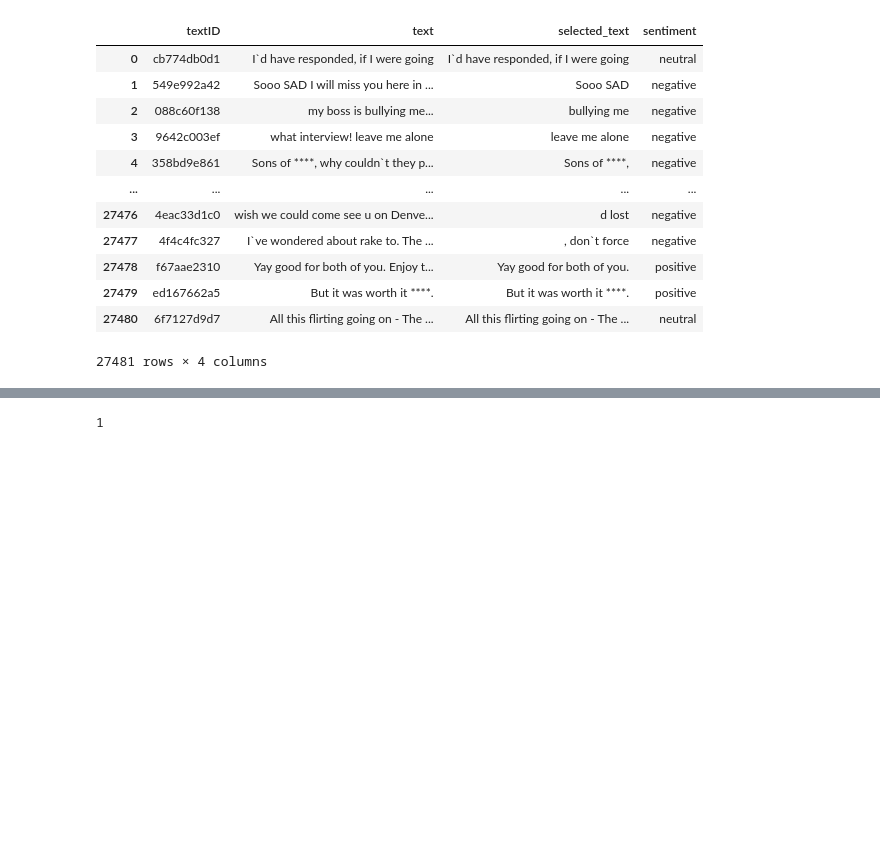
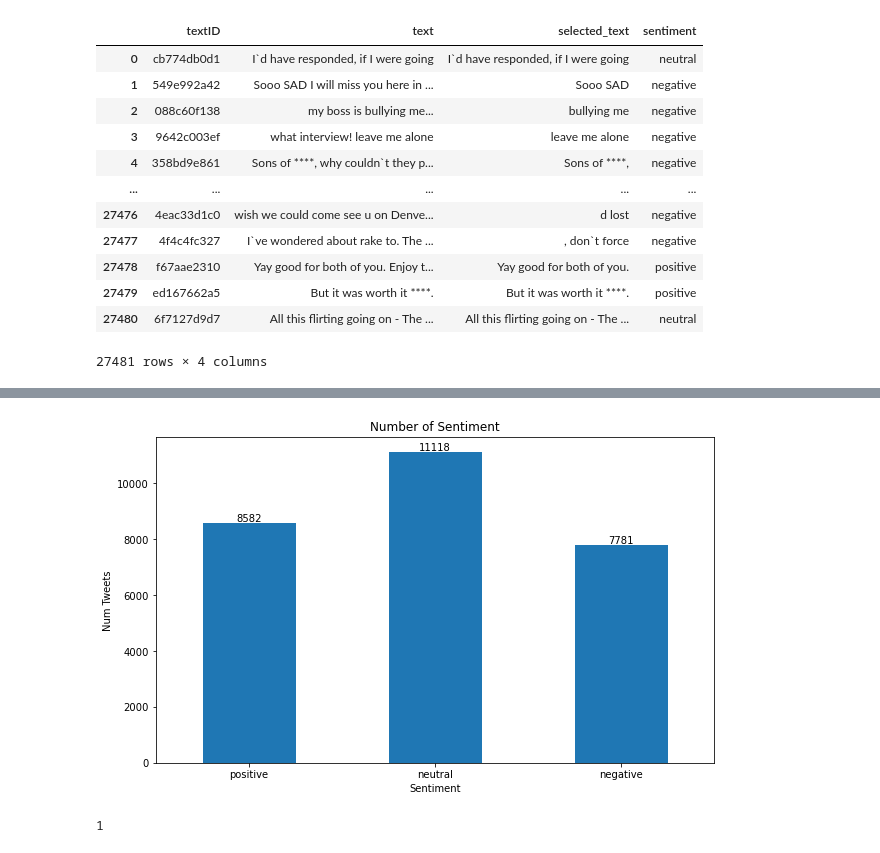
Before and after one commit to zgvera/twitter_sentiment_nlp, a Jupyter notebook: final_bert_embeddings.ipynb, the cells around one changed output, grey strips where cells are left out. Saved outputs shown, nothing was run; the diff lists cells and outputs as text; code cells hidden in the pictures; blank space fills up the shorter version.

Commit message:
with visuals

```diff
--- a/final_bert_embeddings.ipynb
+++ b/final_bert_embeddings.ipynb
@@ -46,3 +41,20 @@ SyntaxError: invalid syntax (<ipython-input-181-074fd2a55816>, line 1)
+# %%
+import matplotlib.pyplot as plt
+
+#calculate sum of points for each team
+df_groups = df_tweet.groupby(['sentiment'])['sentiment'].count().reindex(['positive', 'neutral','negative'])
+
+#create bar plot with custom aesthetics
+ax = df_groups.plot(kind='bar', title='Number of Sentiment',
+               ylabel='Num Tweets', xlabel='Sentiment', figsize=(10, 6))
+
+ax.bar_label(ax.containers[0])
+
+#rotate x-axis ticks vertically
+plt.xticks(rotation=0)
+plt.savefig('sentiment_dis.png', bbox_inches = 'tight')
+# %% [output]
+[figure, added]
 # %%
 count = 0
 for i in df_tweet['text'].values:
```
Also changed, not shown: parts of 5 cells of this notebook.
